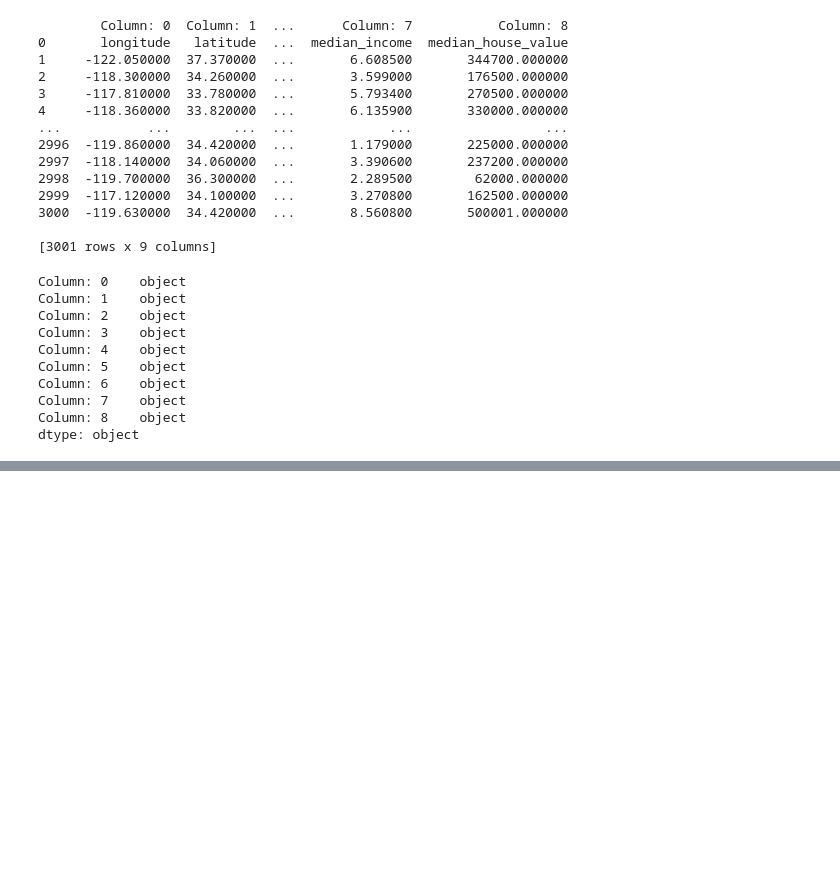
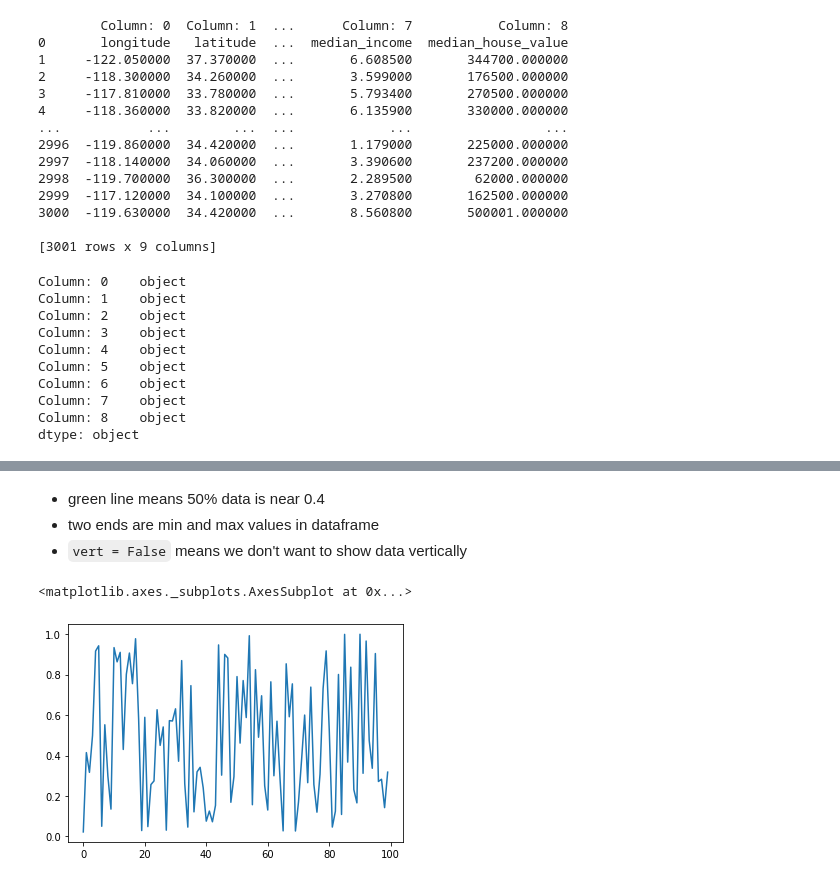
Before and after one commit to lakshit2808/ML-Tool-Kit, a Jupyter notebook: Pandas/pandas.ipynb, the cells around one changed output, grey strips where cells are left out. Cells and saved outputs as stored; diff of their text form; code cells hidden in the pictures; blank space fills up the shorter version.

```diff
--- a/Pandas/pandas.ipynb
+++ b/Pandas/pandas.ipynb
@@ -463,0 +531,9 @@ dtype: object
+# %% [markdown]
+- green line means 50% data is near 0.4
+- two ends are min and max values in dataframe
+- `vert = False` means we don't want to show data vertically
+# %%
+data['f'].plot()
+# %% [output]
+<matplotlib.axes._subplots.AxesSubplot at 0x...>
+[figure, added]
```
Also changed, not shown: parts of 26 cells of this notebook.
